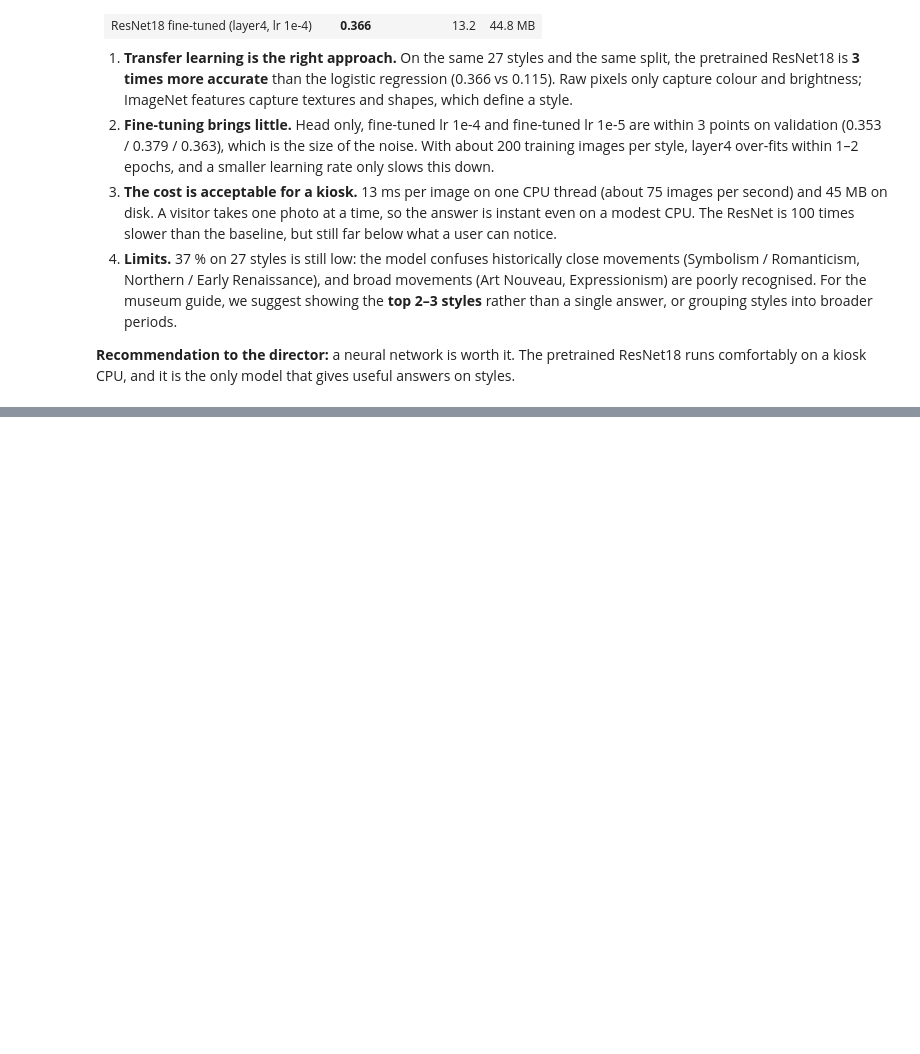
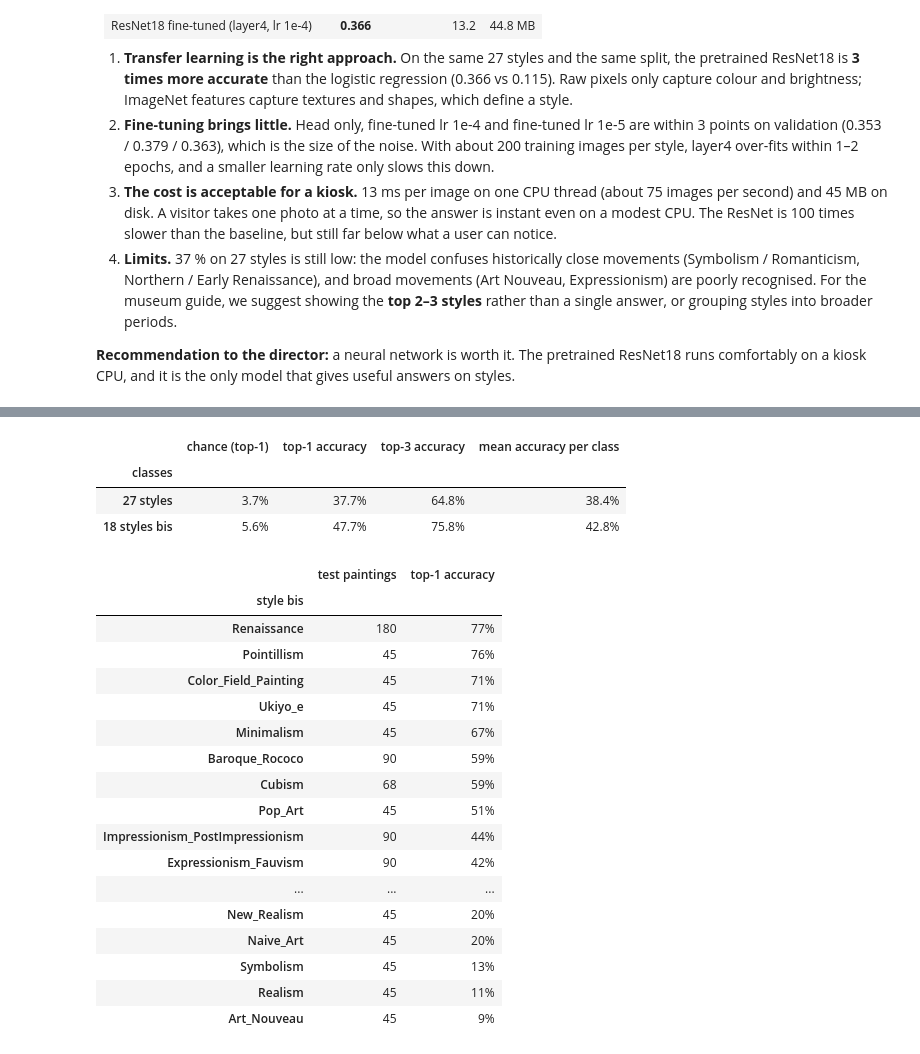
Before and after one commit to lcaquelin/Neural_Networks, a Jupyter notebook: notebooks/06_01_resnet_style.ipynb, the cells around one changed output, grey strips where cells are left out. Saved outputs shown, nothing was run; the diff lists cells and outputs as text; code cells hidden in the pictures; blank space fills up the shorter version.

```diff
--- a/notebooks/06_01_resnet_style.ipynb
+++ b/notebooks/06_01_resnet_style.ipynb
@@ -432,0 +544,77 @@ resnet18_style_finetuned_lr1e-4       0.366     13.23    44.8
+# %%
+from museum_guide.style_bis import STYLE_BIS_NAMES, style_bis_probabilities, style_to_style_bis
+
+N_BIS = len(STYLE_BIS_NAMES)  # 18 styles bis
+
+# Probabilities of the 27 styles for every test painting, with the same model as above
+model = model.to(device).eval()
+test_style_probs, test_true_style = [], []
+with torch.no_grad():
+    for xb, yb in test_loader:
+        test_style_probs.append(torch.softmax(model(xb.to(device)), dim=1).cpu())
+        test_true_style.append(yb)
+test_style_probs = torch.cat(test_style_probs)  # shape (N, 27)
+test_true_style = torch.cat(test_true_style)    # shape (N,)
+
+# From 27 styles to 18 styles bis: sum the probabilities of the styles of each group
+test_bis_probs = style_bis_probabilities(test_style_probs, class_names)  # shape (N, 18)
+style_to_bis = torch.as_tensor(style_to_style_bis(class_names))
+test_true_bis = style_to_bis[test_true_style]  # true style bis of each test painting
+
+# Top-1 and top-3 accuracy, on the 27 styles and on the 18 styles bis
+top3_style = torch.topk(test_style_probs, TOP_K, dim=1).indices
+top3_bis = torch.topk(test_bis_probs, TOP_K, dim=1).indices
+top1_bis_acc = (top3_bis[:, 0] == test_true_bis).float().mean().item()
+top3_bis_acc = (top3_bis == test_true_bis.unsqueeze(1)).any(dim=1).float().mean().item()
+
+# Mean of the accuracies of the styles bis: each style bis counts the same, whatever its number of test images
+per_bis_acc = np.array([
+    (top3_bis[test_true_bis == g, 0] == g).float().mean().item() for g in range(N_BIS)
+])
+
+pd.DataFrame({
+    "classes": ["27 styles", f"{N_BIS} styles bis"],
+    "chance (top-1)": [f"{1 / C:.1%}", f"{1 / N_BIS:.1%}"],
+    "top-1 accuracy": [
+        f"{(top3_style[:, 0] == test_true_style).float().mean().item():.1%}", f"{top1_bis_acc:.1%}"
+    ],
+    "top-3 accuracy": [
+        f"{(top3_style == test_true_style.unsqueeze(1)).any(dim=1).float().mean().item():.1%}",
+        f"{top3_bis_acc:.1%}",
+    ],
+    "mean accuracy per class": [
+        f"{np.mean([(top3_style[test_true_style == k, 0] == k).float().mean().item() for k in range(C)]):.1%}",
+        f"{per_bis_acc.mean():.1%}",
+    ],
+}).set_index("classes")
+# %% [output]
+|  | chance (top-1) | top-1 accuracy | top-3 accuracy | mean accuracy per class |
+| classes |  |  |  |  |
+| 27 styles | 3.7% | 37.7% | 64.8% | 38.4% |
+| 18 styles bis | 5.6% | 47.7% | 75.8% | 42.8% |
+# %%
+# Accuracy of each style bis, with its number of test paintings (the groups do not have the same size)
+pd.DataFrame({
+    "style bis": STYLE_BIS_NAMES,
+    "test paintings": np.bincount(test_true_bis.numpy(), minlength=N_BIS),
+    "top-1 accuracy": [f"{acc:.0%}" for acc in per_bis_acc],
+}).sort_values("top-1 accuracy", ascending=False, key=lambda s: s.str.rstrip("%").astype(int)).set_index("style bis")
+# %% [output]
+|  | test paintings | top-1 accuracy |
+| style bis |  |  |
+| Renaissance | 180 | 77% |
+| Pointillism | 45 | 76% |
+| Color_Field_Painting | 45 | 71% |
+| Ukiyo_e | 45 | 71% |
+| Minimalism | 45 | 67% |
+| Baroque_Rococo | 90 | 59% |
+| Cubism | 68 | 59% |
+| Pop_Art | 45 | 51% |
+| Impressionism_PostImpressionism | 90 | 44% |
+| Expressionism_Fauvism | 90 | 42% |
+| ... | ... | ... |
+| New_Realism | 45 | 20% |
+| Naive_Art | 45 | 20% |
+| Symbolism | 45 | 13% |
+| Realism | 45 | 11% |
+| Art_Nouveau | 45 | 9% |
```
Also changed, not shown: parts of 18 cells of this notebook, 25 other files.
